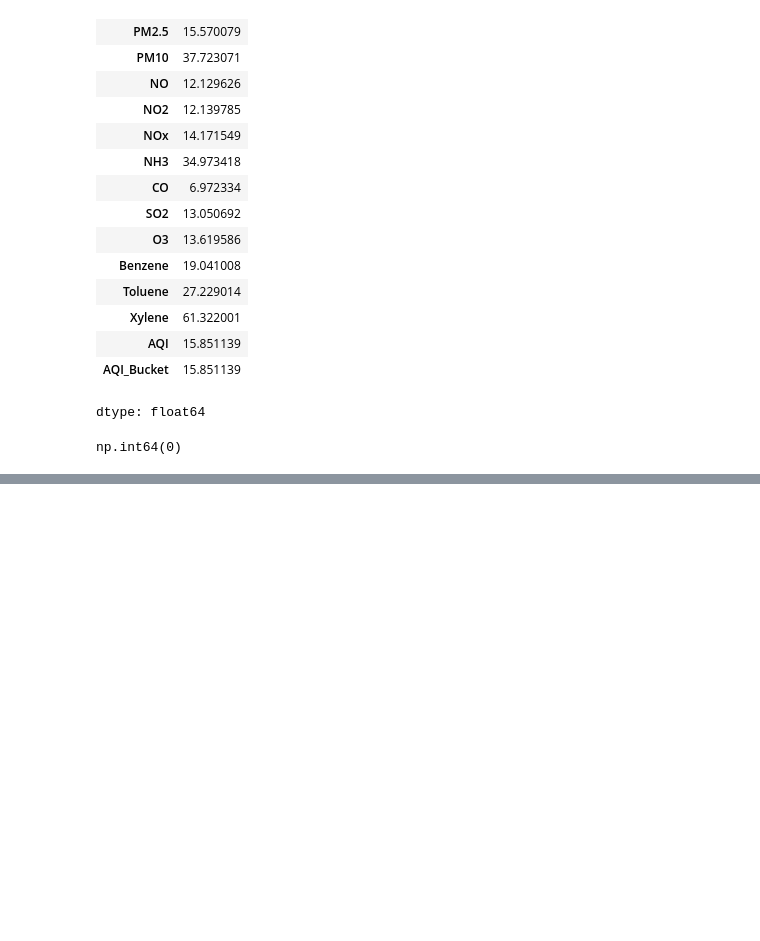
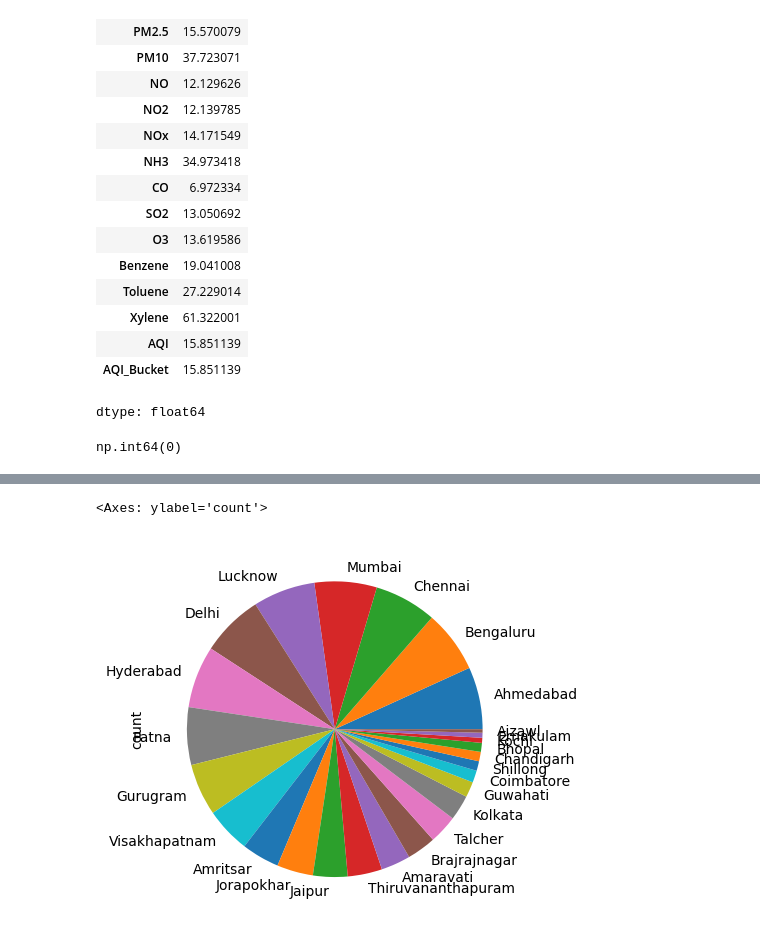
Before and after one commit to Sakshi-Singhal24/AQI-prediction-ML-project, a Jupyter notebook: AQIProject.ipynb, the cells around one changed output, grey strips where cells are left out. Cells and saved outputs as stored; diff of their text form; code cells hidden in the pictures; blank space fills up the shorter version.

```diff
--- a/AQIProject.ipynb
+++ b/AQIProject.ipynb
@@ -143,0 +150,5 @@ df.corr(numeric_only=True)
+# %%
+df['City'].value_counts().plot(kind='pie')
+# %% [output]
+<Axes: ylabel='count'>
+[figure, added]
```
Also changed, not shown: parts of 15 cells of this notebook.
